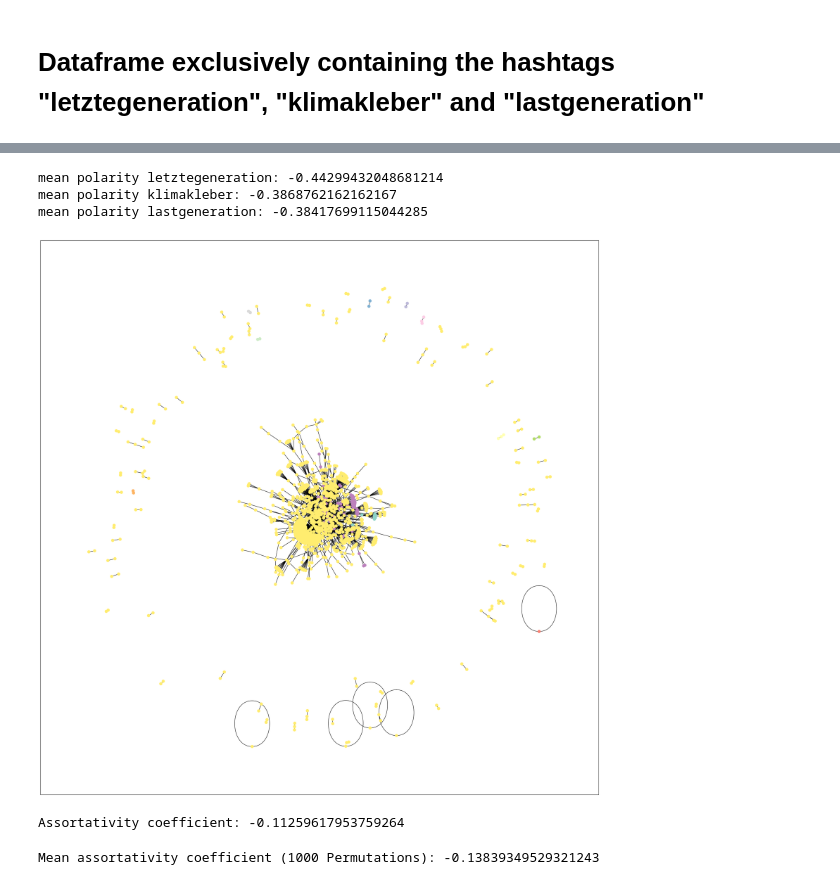
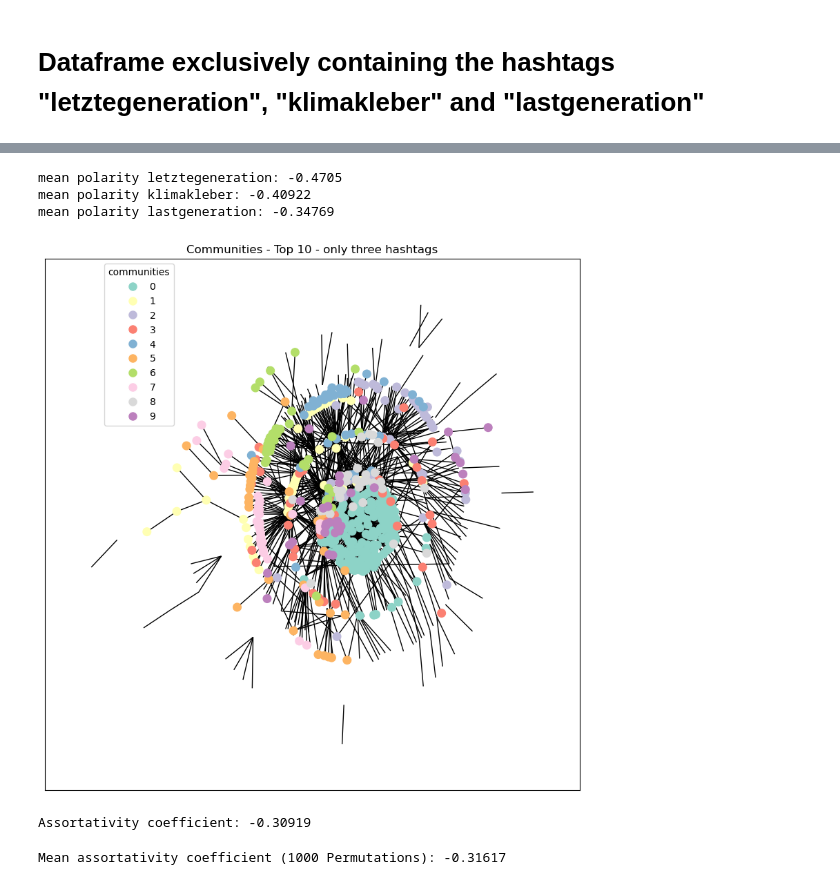
Before and after one commit to annacaterina-amann/twitter-analysis-fcss, a Jupyter notebook: FCSS Notebook.ipynb, the cells around one changed output, grey strips where cells are left out. Drawn from its saved outputs; the diff is of its cells as text; code cells hidden in the pictures.

```diff
--- a/FCSS Notebook.ipynb
+++ b/FCSS Notebook.ipynb
@@ -38,8 +34,8 @@ You should consider upgrading via the '/root/venv/bin/python -m pip install --up
 # %% [markdown]
 ## Dataframe creation and data cleaning
 # %%
-# loading the csv into a dataframe
-df = pd.read_csv('/work/sentiment.csv')
+# loading the csv into a dataframe (load sentiment.csv into same directory as notebook or change working directory manually to ensure functionality!)
+df = pd.read_csv(r'C:\Users\beenz\JupyterLab\FCSS\sentiment.csv')
 df.head()
 # %% [output]
 |  | Unnamed: 0 | Date | ID | url | username | source | location | tweet | num of likes | ... |
@@ -710,7 +772,11 @@ our_hashtags = ['letztegeneration', 'klimakleber', 'lastgeneration']
 # filter the DataFrame to only contain rows with the three specific hashtags
 final_df = df_sentiment[df_sentiment['hashtag'].isin(our_hashtags)]
 
-final_df
+# filter the DataFrame to only contain rows with the three specific hashtags whilst dropping all tweets where at least one other hashtag  is included
+to_drop = df_sentiment[~df_sentiment['hashtag'].isin(our_hashtags)].url
+only_df = df_sentiment[~df_sentiment['url'].isin(to_drop)]
+
+only_df
 # %% [output]
 |  | Unnamed: 0 | Date | ID | url | username | source | location | tweet | num of likes | ... |
 | 0 | 0 | 2022-12-17 23:46:34+00:00 | 1604261802715611137 | https://twitter.com/HaraldV7/stat... | HaraldV7 | Twitter for Android | NaN | @MarcoBuschmann Die Straftaten ma... | 0 | ... |
@@ -728,70 +794,87 @@ final_df
 # %%
 # group by hashtag and calculate mean polarity
-polarization = final_df.groupby('hashtag')['polarity'].mean()
+polarization = only_df.groupby('hashtag')['polarity'].mean()
 
 # print mean polarity for our three hashtags
-print(f"mean polarity letztegeneration: {polarization['letztegeneration']}\nmean polarity klimakleber: {polarization['klimakleber']}\nmean polarity lastgeneration: {polarization['lastgeneration']}")
+print(f"mean polarity letztegeneration: {round(polarization['letztegeneration'], 5)}\nmean polarity klimakleber: {round(polarization['klimakleber'], 5)}\nmean polarity lastgeneration: {round(polarization['lastgeneration'], 5)}")
 # %% [output]
-mean polarity letztegeneration: -0.44299432048681214
-mean polarity klimakleber: -0.3868762162162167
-mean polarity lastgeneration: -0.38417699115044285
+mean polarity letztegeneration: -0.4705
+mean polarity klimakleber: -0.40922
+mean polarity lastgeneration: -0.34769
 # %%
 # create a graph
-G_th = nx.Graph()
+G_th = nx.Graph(random_state=seed)
 
-nodes = df_cleaned[["username", "hashtag"]]
+nodes = only_df[["username", "hashtag"]]
 node_list = [
     (row["username"], {"hashtag":row["hashtag"]}) \
     for i, row in nodes.iterrows()
 ]
 G_th.add_nodes_from(node_list)
 
 # add edges to the graph based on the 'username' and 'interacted_user' columns
-for _, row in df_cleaned.iterrows():
+for _, row in only_df.iterrows():
     for interacted_user in row['interacted_user']:
         G_th.add_edge(row['username'], interacted_user)
 
 # apply the Louvain algorithm to detect communities in the graph
-communities = nx_comm.louvain_communities(G_th)
+communities = nx_comm.louvain_communities(G_th, seed=seed)
+
+c_sorted = sorted(communities, key=lambda x: len(x), reverse=True)[:10]
 
 # Add coloring to the communities and plot the graph
-N_communities = len(communities)
+N_communities = len(c_sorted)
 cmap = plt.get_cmap("Set3")
 colors = [cmap(i) for i in range(N_communities)]
 color_dict = {community:color for community, color in zip(range(N_communities), colors)}
 
+
 node_list = []
 node_colors = []
-for i, community in enumerate(communities):
+for i, community in enumerate(c_sorted):
     for node in community:
         node_list.append(node)
         node_colors.append(color_dict[i])
 
-fig, ax = plt.subplots(figsize=(30, 30))
+
+pos = nx.kamada_kawai_layout(G)
+
+fig, ax = plt.subplots(figsize=(10, 10))
 nx.draw_networkx(
     G_th,
     nodelist=node_list,
     node_color=node_colors,
     node_size=70,
     with_labels=False,
+    pos=pos,
     ax=ax
 )
+
+# add a legend
+legend_elements = [Line2D([0], [0], marker='o', color="w", label=key,
+                          markerfacecolor=val, markersize=10) for key, val in color_dict.items()]
+ax.legend(
+    handles=legend_elements,
+    title="communities",
+    loc=1,
+    bbox_to_anchor=[0.25, 1, 0, 0]
+)
+
+ax.set_title('Communities - Top 10 - only three hashtags')
+fig.savefig('fig5.png')
 # %% [output]
-[figure, old version]
+[figure, new version]
 # %%
 # calculate degree assortativity coefficient
 assortativity_org = nx.attribute_assortativity_coefficient(G_th, 'hashtag')
 
 # print result
-print("Assortativity coefficient:", assortativity_org)
+print("Assortativity coefficient:", round(assortativity_org, 5))
 # %% [output]
-Assortativity coefficient: -0.11259617953759264
+Assortativity coefficient: -0.30919
 # %%
 # permutation testing: do users tend to connect to other users using the same hashtags?
 # we expect they do! -> Assortativity > 0
-
-# set seed for replication
-np.random.seed(12345)
 
 # set number of permutations to 1000
 b = 1000
@@ -807,9 +890,9 @@ for i in range(b):
 
 perm_assortativities = np.array(perm_assortativities)
 
-print("Mean assortativity coefficient (1000 Permutations):", perm_assortativities.mean())
+print("Mean assortativity coefficient (1000 Permutations):", round(perm_assortativities.mean(), 5))
 # %% [output]
-Mean assortativity coefficient (1000 Permutations): -0.13839349529321243
+Mean assortativity coefficient (1000 Permutations): -0.31617
 # %%
 fig, ax = plt.subplots()
 ax.hist(perm_assortativities, bins=50, rwidth=0.8, label="permutation test")
```
Also changed, not shown: parts of 27 cells of this notebook.
